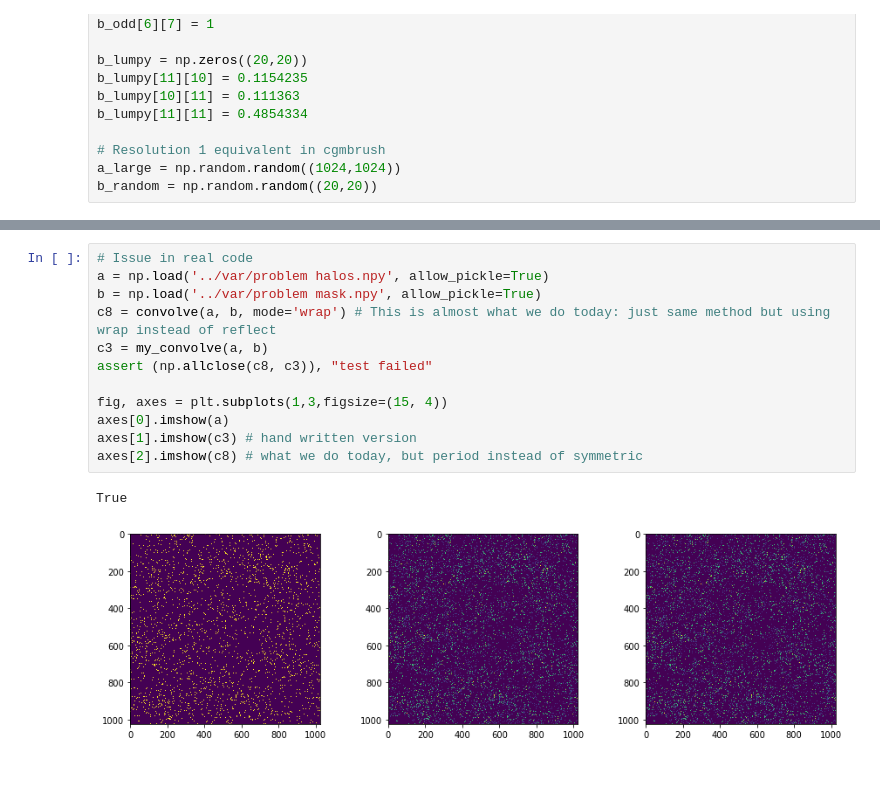
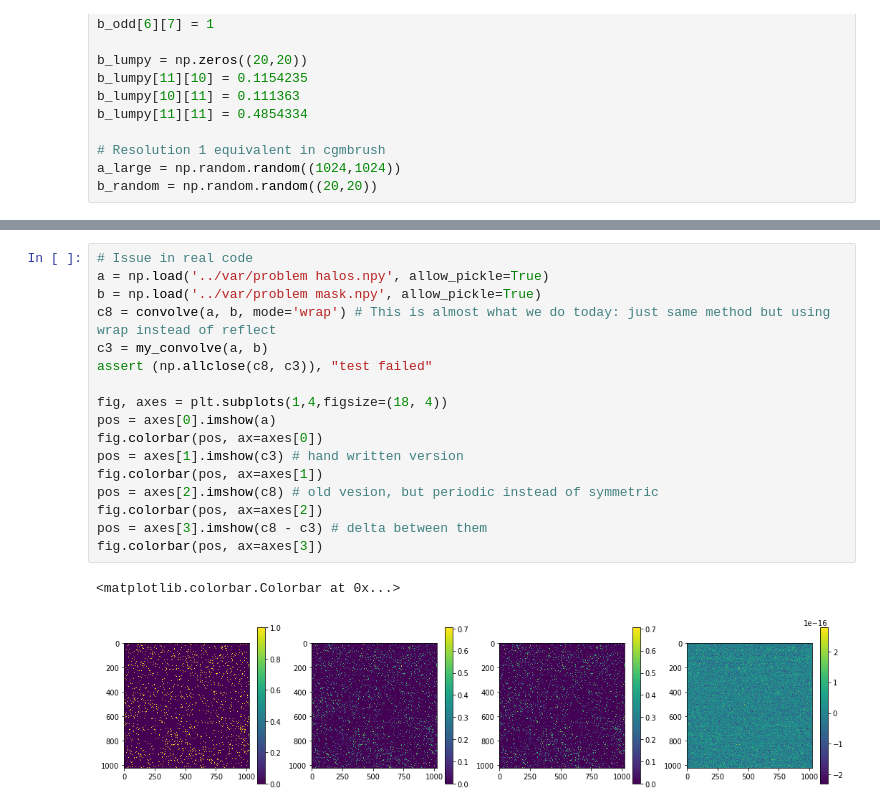
Before and after one commit to ianw89/cgm-brush, a Jupyter notebook: src/tests.ipynb, the cells around one changed output, grey strips where cells are left out. Cells and saved outputs as stored; diff of their text form; blank space fills up the shorter version.

```diff
--- a/src/tests.ipynb
+++ b/src/tests.ipynb
@@ -151,15 +151,20 @@ axes[2].imshow(c8) # what we do today, but period instead of symmetric
 # %%
 # Issue in real code
 a = np.load('../var/problem halos.npy', allow_pickle=True)
 b = np.load('../var/problem mask.npy', allow_pickle=True)
 c8 = convolve(a, b, mode='wrap') # This is almost what we do today: just same method but using wrap instead of reflect
 c3 = my_convolve(a, b)
 assert (np.allclose(c8, c3)), "test failed"
 
-fig, axes = plt.subplots(1,3,figsize=(15, 4))
-axes[0].imshow(a)
-axes[1].imshow(c3) # hand written version
-axes[2].imshow(c8) # what we do today, but period instead of symmetric
+fig, axes = plt.subplots(1,4,figsize=(18, 4))
+pos = axes[0].imshow(a)
+fig.colorbar(pos, ax=axes[0])
+pos = axes[1].imshow(c3) # hand written version
+fig.colorbar(pos, ax=axes[1])
+pos = axes[2].imshow(c8) # old vesion, but periodic instead of symmetric
+fig.colorbar(pos, ax=axes[2])
+pos = axes[3].imshow(c8 - c3) # delta between them
+fig.colorbar(pos, ax=axes[3])
 # %% [output]
-True
+<matplotlib.colorbar.Colorbar at 0x...>
-[figure, old version]
+[figure, new version]
```
Also changed, not shown: parts of 9 cells of this notebook, 2 other files.
